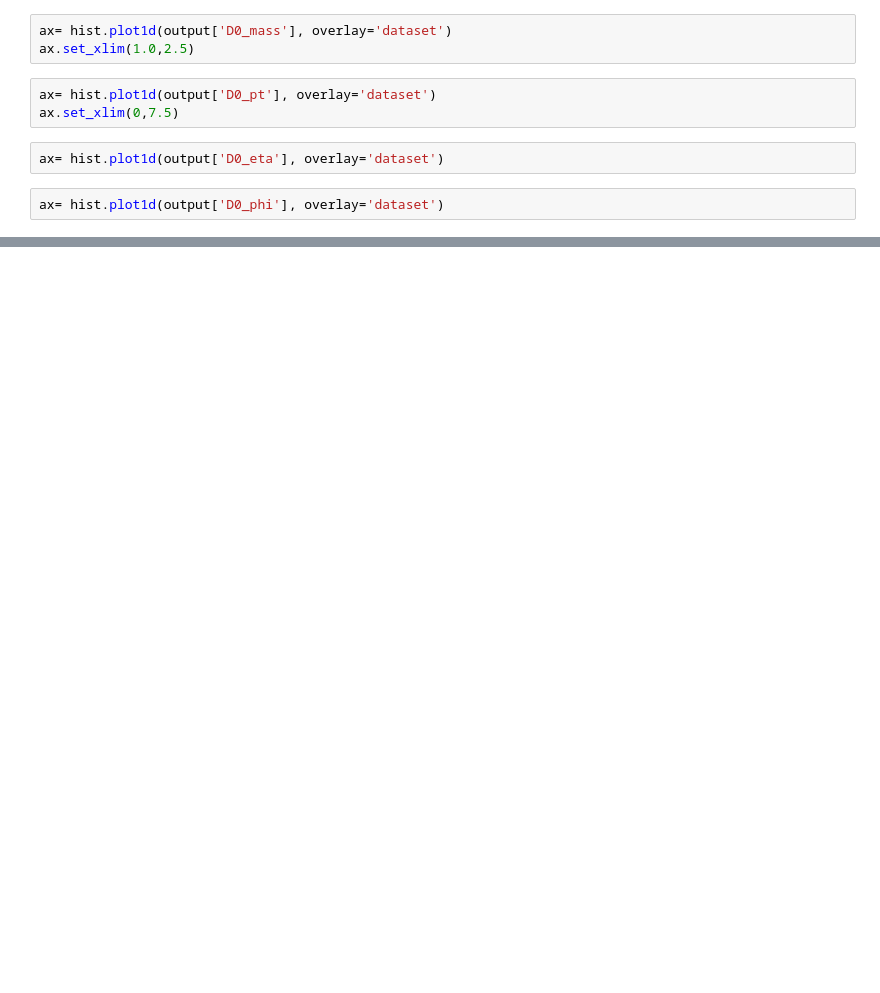
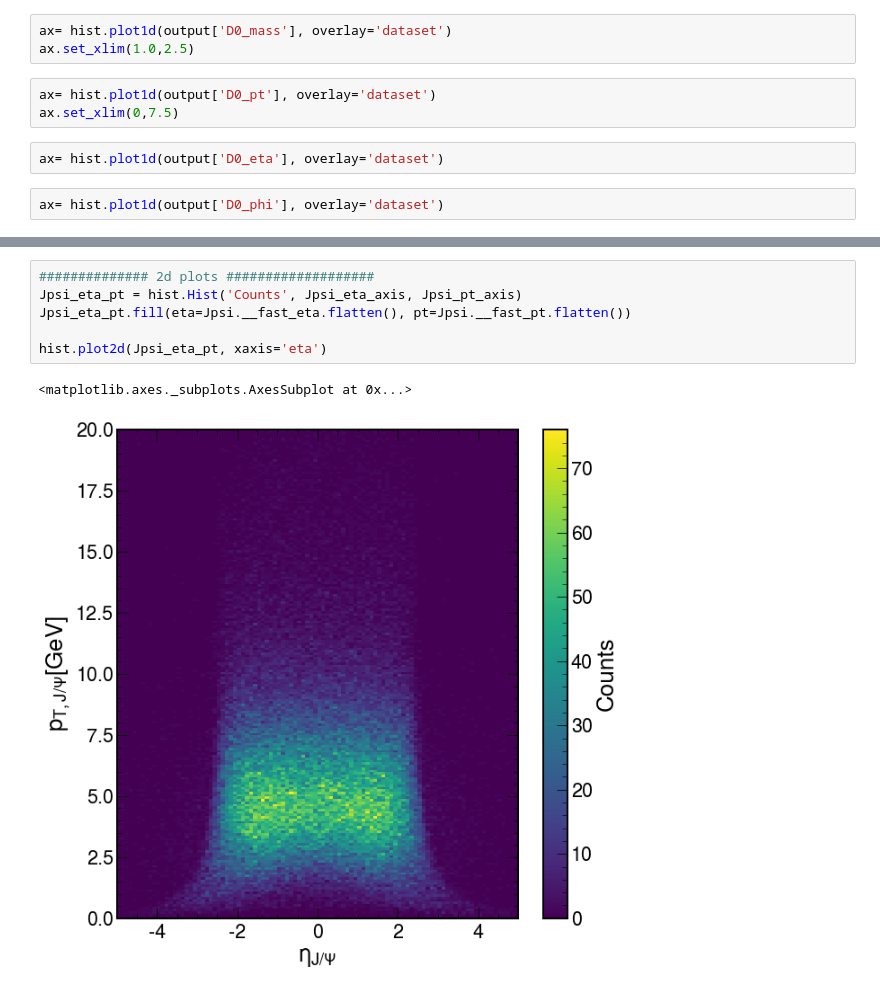
Before and after one commit to Mapse/OniaOpenCharmRun2ULAna, a Jupyter notebook: GenParticle_analyzer.ipynb, the cells around one changed output, grey strips where cells are left out. Drawn from its saved outputs; the diff is of its cells as text; blank space fills up the shorter version.

```diff
--- a/GenParticle_analyzer.ipynb
+++ b/GenParticle_analyzer.ipynb
@@ -142,0 +135,9 @@ Lambda_cplus = Lambda_cplus[Lambda_cplus_same_vtx]
+# %%
+############## 2d plots ###################
+Jpsi_eta_pt = hist.Hist('Counts', Jpsi_eta_axis, Jpsi_pt_axis)
+Jpsi_eta_pt.fill(eta=Jpsi.__fast_eta.flatten(), pt=Jpsi.__fast_pt.flatten())
+
+hist.plot2d(Jpsi_eta_pt, xaxis='eta')
+# %% [output]
+<matplotlib.axes._subplots.AxesSubplot at 0x...>
+[figure, added]
```
Also changed, not shown: parts of 78 cells of this notebook, 1 other file.
